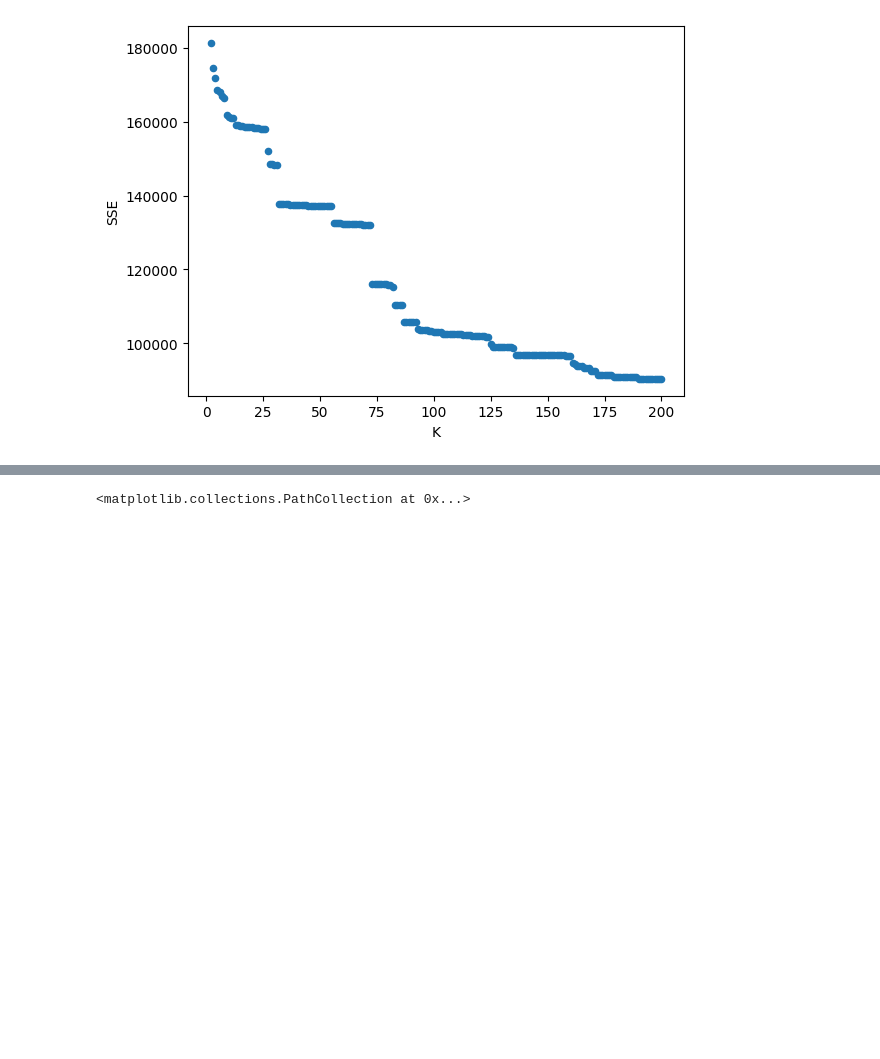
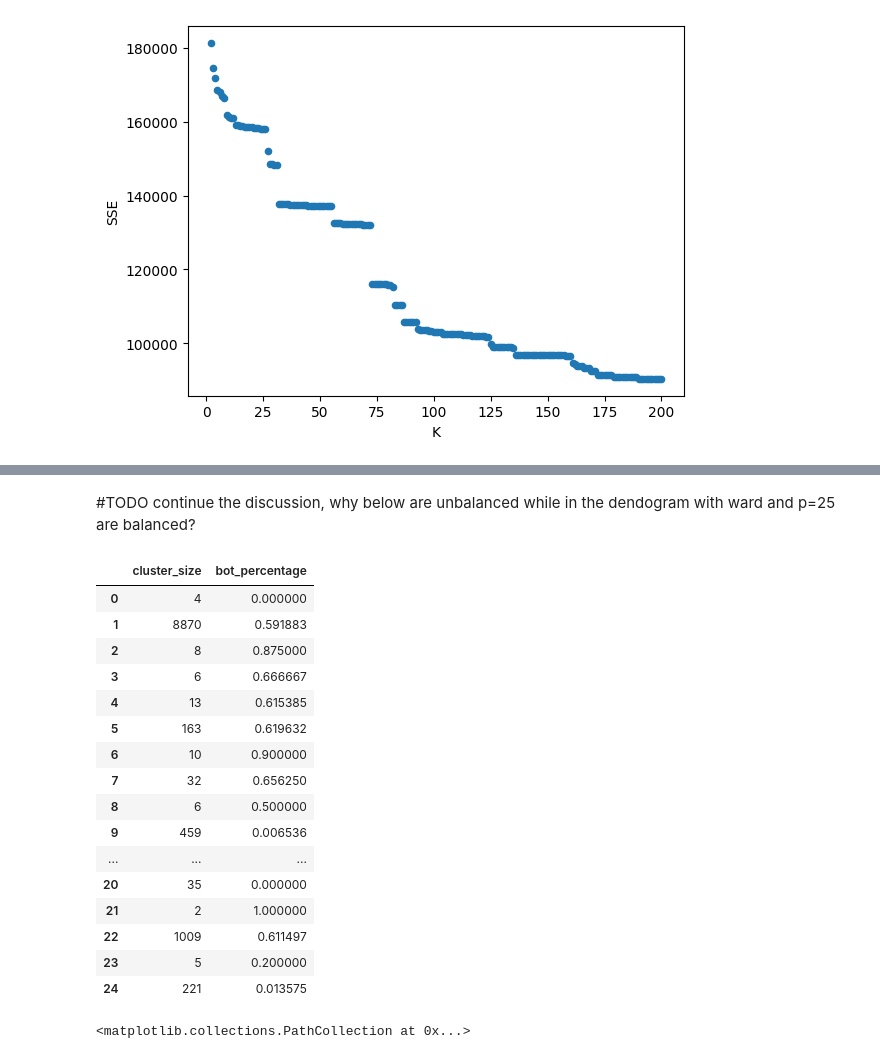
Before and after one commit to The-seven-dwarfs/DataMining-Group7, a Jupyter notebook: 2.3-Hierarchical_clustering.ipynb, the cells around one changed output, grey strips where cells are left out. Drawn from its saved outputs; the diff is of its cells as text; code cells hidden in the pictures; blank space fills up the shorter version.

Commit message:
improved clustering

```diff
--- a/2.3-Hierarchical_clustering.ipynb
+++ b/2.3-Hierarchical_clustering.ipynb
@@ -187,11 +193,0 @@ We decide to set K=40
-# %%
-K = 30
-
-cluster = AgglomerativeClustering(n_clusters = K, affinity='euclidean', linkage='ward')
-labels = cluster.fit_predict(df)
-
-cluster_size_df = pd.DataFrame({
-    "cluster_number" : [i for i in range(K)],
-    "cluster_size" : [len(np.nonzero(labels==i)[0]) for i in range(K)] })
-
-cluster_size_df.head(K)
@@ -219,0 +194,26 @@ We also noted that the biggest part of the users are in the same cluster (cluste
+# %%
+from sklearn.cluster import AgglomerativeClustering
+K = 10
+
+
+def clustering_stats(observations: pd.DataFrame, original_df:pd.DataFrame, K : int) -> pd.DataFrame:
+    cluster = AgglomerativeClustering(n_clusters = K, affinity='euclidean', linkage='ward')
+    labels = cluster.fit_predict(observations)
+
+    sizes = [len(np.nonzero(labels==i)[0]) for i in range(K)]
+
+    bot_percentage = []
+
+    for i in range(K):
+        indexes_of_this_cluster = np.nonzero(labels==i)[0]
+        indexes_of_this_cluster = [i for i in indexes_of_this_cluster]
+        cluster_df = original_df.iloc[indexes_of_this_cluster]
+        bot_df = cluster_df[cluster_df["bot"] == 1]
+        bot_percentage.append( len(bot_df.index)/sizes[i] )
+
+    return pd.DataFrame({
+        "cluster_size" : sizes ,
+        "bot_percentage" : bot_percentage
+    })
+
+clustering_stats(df,original_df, K)
@@ -220,3 +232,25 @@ We also noted that the biggest part of the users are in the same cluster (cluste
+# %% [markdown]
+#TODO continue the discussion, why below are unbalanced while in the dendogram with ward and p=25 are balanced?
+# %%
+clustering_stats(df,original_df,  25)
+# %% [output]
+|  | cluster_size | bot_percentage |
+| 0 | 4 | 0.000000 |
+| 1 | 8870 | 0.591883 |
+| 2 | 8 | 0.875000 |
+| 3 | 6 | 0.666667 |
+| 4 | 13 | 0.615385 |
+| 5 | 163 | 0.619632 |
+| 6 | 10 | 0.900000 |
+| 7 | 32 | 0.656250 |
+| 8 | 6 | 0.500000 |
+| 9 | 459 | 0.006536 |
+| ... | ... | ... |
+| 20 | 35 | 0.000000 |
+| 21 | 2 | 1.000000 |
+| 22 | 1009 | 0.611497 |
+| 23 | 5 | 0.200000 |
+| 24 | 221 | 0.013575 |
 # %%
 plt.scatter(transformed_array[:,0],transformed_array[:,1], c=labels)
 # %% [output]
```
Also changed, not shown: parts of 10 cells of this notebook, 1 other file.
